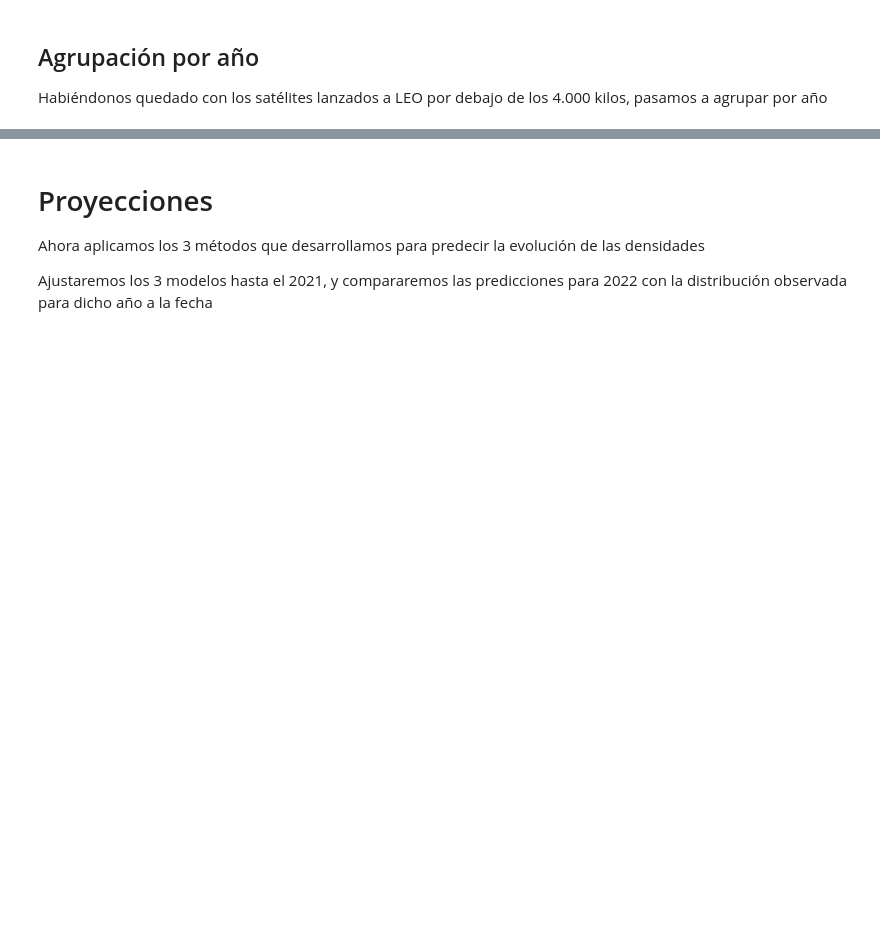
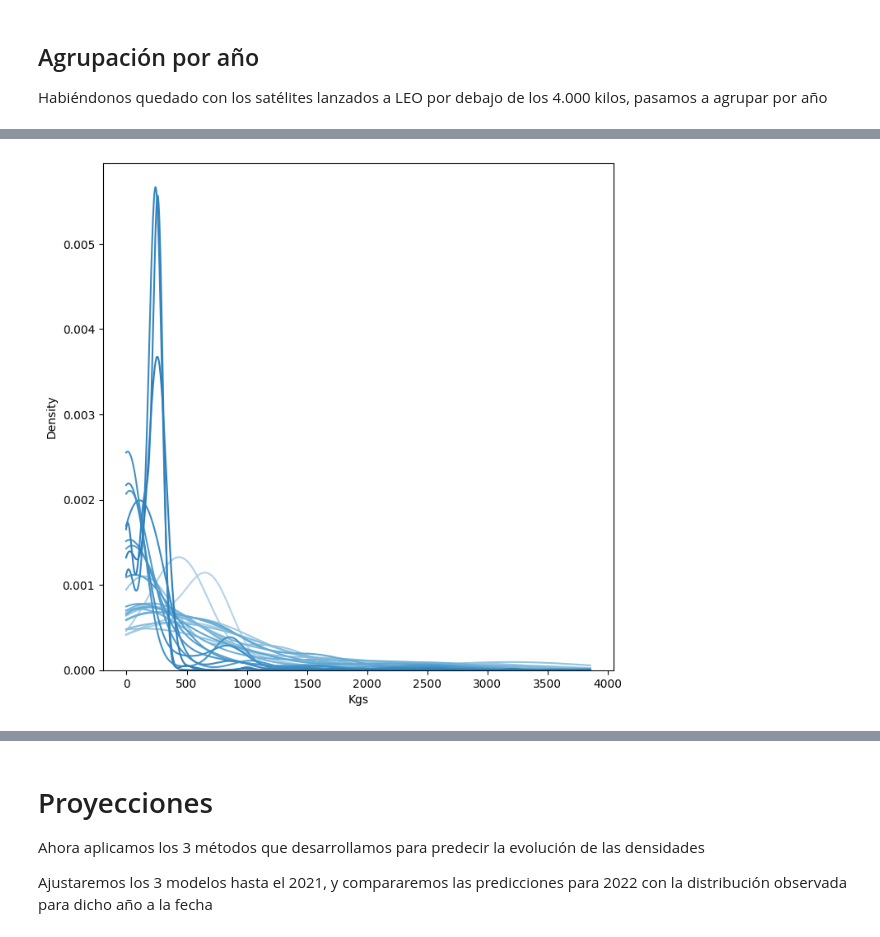
Before and after one commit to lipinoelbreve/densities-time-series, a Jupyter notebook: aplicacion_satelites.ipynb, the cells around one changed output, grey strips where cells are left out. Drawn from its saved outputs; the diff is of its cells as text; code cells hidden in the pictures; blank space fills up the shorter version.

```diff
--- a/aplicacion_satelites.ipynb
+++ b/aplicacion_satelites.ipynb
@@ -120,34 +171,25 @@ data = data[data.year >= 1998].reset_index(drop=True)
 # %%
 # Se observa una gran conentración de las masas en torno a los 200 kgs para los últimos años
 # A juzgar por los picos de las densidades, para los primeros años esta concentración no era tan alta, siendo más comunes satélites más pesados
 # Vale aclarar que la gran concentración de los últimos años se debe a la constelación Starlink de SpaceX
 # En una muestra de 5600 observaciones, casi la mitad pertenece a esta constelación formada por satélites idénticos de entre 230 y 260 kilos, lanzados entre 2019 y 2022
 
 data_plot = data.copy()
-
-bandwidths = 1.06 * data_plot.groupby('year').launch_mass.std() * ( data_plot.groupby('year').launch_mass.count() ** (-0.2) )
-
-kdes = dict()
-
-# Ajusto con KDE
-for t in data_plot.year.unique():
-  kde = KernelDensity(
-      kernel='gaussian',
-      bandwidth=bandwidths[t]).fit( data_plot.loc[data_plot.year==t, ['launch_mass']].values )
-  kdes[t] = kde
 
 kdes = get_kdes(data_plot, 'launch_mass', 'year', data_plot.year.unique())
 
 # Evalúo las log-densidades sobre una grilla
 grid_points = list(np.linspace(min(data_plot.launch_mass)-4, max(data_plot.launch_mass)+4, 1000))
 data_matrix = [[kdes[t].score( np.array([[point]]) ) for point in grid_points] for t in data_plot.year.unique()]
 
 plt.figure(dpi=100, figsize=(8,8))
 for i, d in zip(np.linspace(0.3,0.7, len(data_matrix)), data_matrix):
-  plt.plot(grid_points, np.exp(d), color=blue(i))
+  plt.plot(grid_points, np.exp(d), color=BLUE(i))
 
 plt.gca().set_ylim(bottom=0)
 plt.ylabel('Density')
 plt.xlabel('Kgs')
 plt.show()
+# %% [output]
+[figure, added]
 # %%
```
Also changed, not shown: parts of 14 cells of this notebook, 2 other files.
